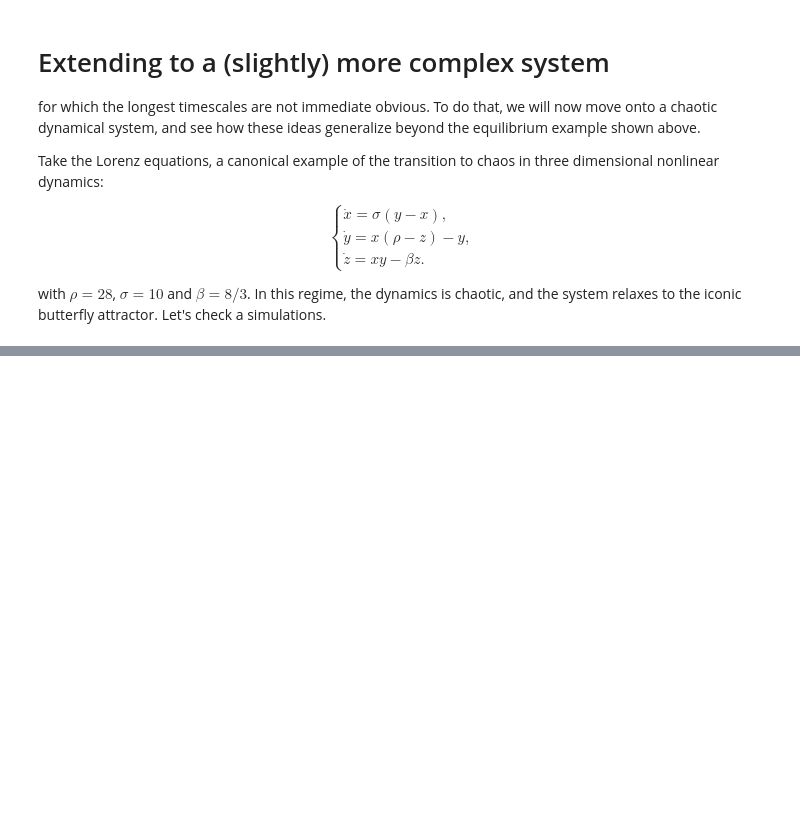
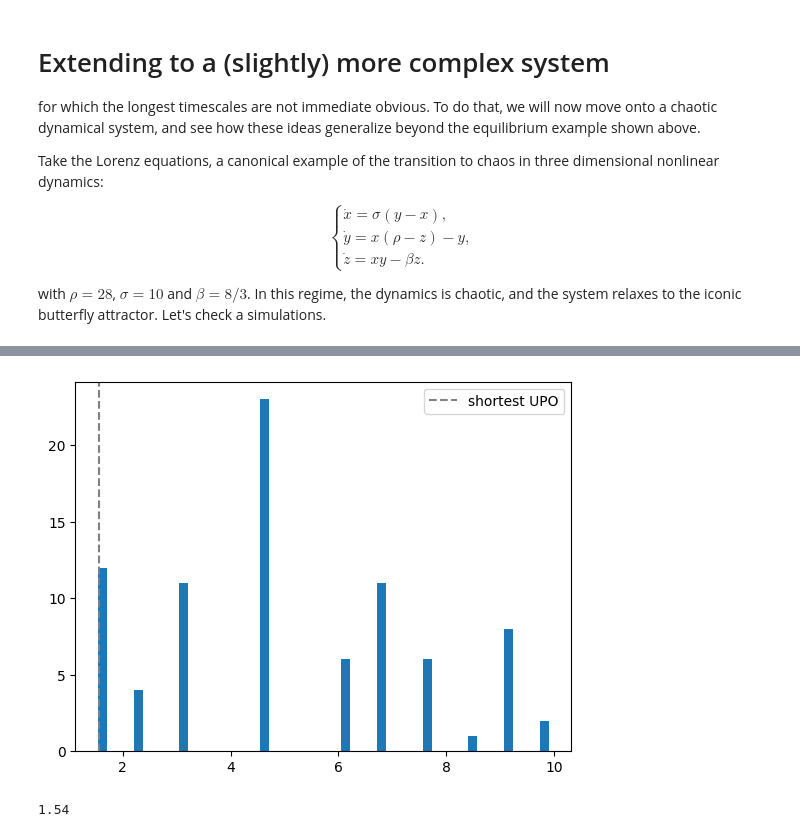
Before and after one commit to AntonioCCosta/DPG_PhysicsBehavior_2026, a Jupyter notebook: notebooks/notebook_3.ipynb, the cells around one changed output, grey strips where cells are left out. Cells and saved outputs as stored; diff of their text form; code cells hidden in the pictures; blank space fills up the shorter version.

```diff
--- a/notebooks/notebook_3.ipynb
+++ b/notebooks/notebook_3.ipynb
@@ -113,0 +117,26 @@ $$
+# %%
+from scipy.signal import find_peaks
+
+eps = .3
+windows = []
+wsizes = []
+for t_idx in np.random.randint(0,len(tseries)-1000,100000):
+    dist = 1/(np.linalg.norm(tseries[t_idx+1:t_idx+500]-tseries[t_idx],axis=1)**2)
+    peaks, _ = find_peaks(dist, height=1/(eps**2))
+    if len(peaks)>2:
+        wsizes.append(peaks)
+        windows.append([[t_idx,t_idx+peaks[k]] for k in range(len(peaks))])
+# %%
+T_UPO_ref = 1.5586522107161747275678702092126960705284
+plt.hist(np.hstack(wsizes)*dt,bins=50)
+# plt.xlim(0,5)
+plt.axvline(T_UPO_ref,c='gray',ls='--',label='shortest UPO')
+plt.legend()
+plt.show()
+# %% [output]
+[figure, added]
+# %%
+t0,tf = np.vstack(windows)[np.argmin(np.hstack(wsizes))]
+print((tf-t0)*dt)
+# %% [output]
+1.54
```
Also changed, not shown: parts of 10 cells of this notebook.
